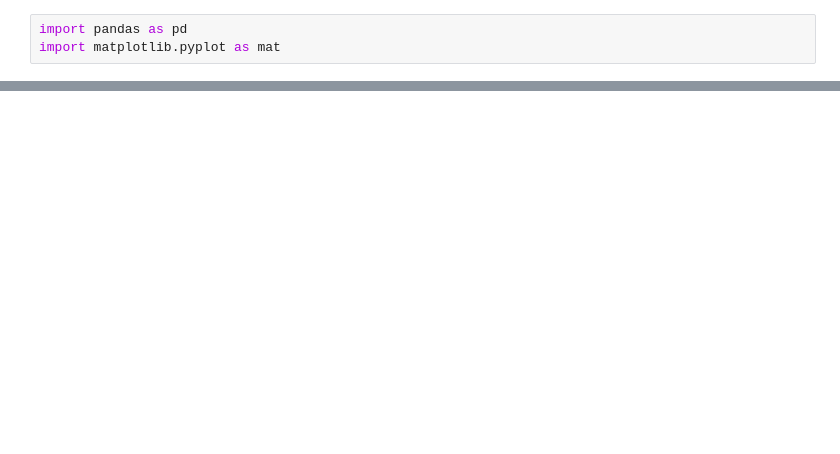
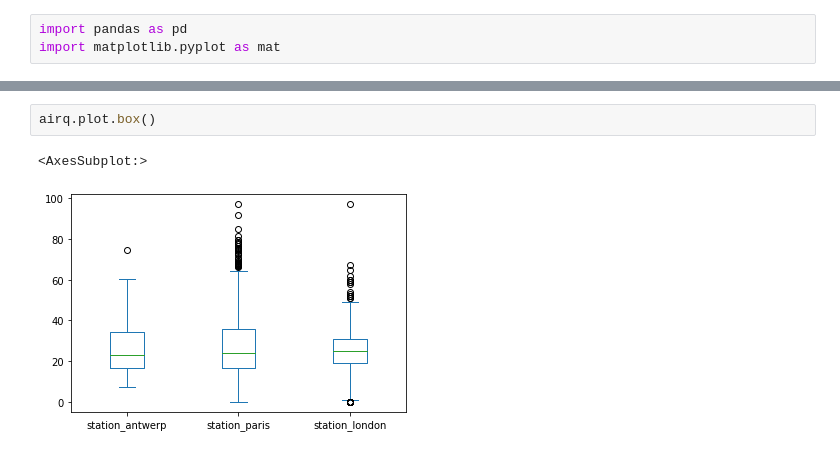
Before and after one commit to Amulanand7/data-analysis-with-python, a Jupyter notebook: plots.ipynb, the cells around one changed output, grey strips where cells are left out. Drawn from its saved outputs; the diff is of its cells as text; blank space fills up the shorter version.

```diff
--- a/plots.ipynb
+++ b/plots.ipynb
@@ -28,0 +51,5 @@ airqua.plot()
+# %%
+airq.plot.box()
+# %% [output]
+<AxesSubplot:>
+[figure, added]
```
Also changed, not shown: parts of 19 cells of this notebook, 2 other files.
